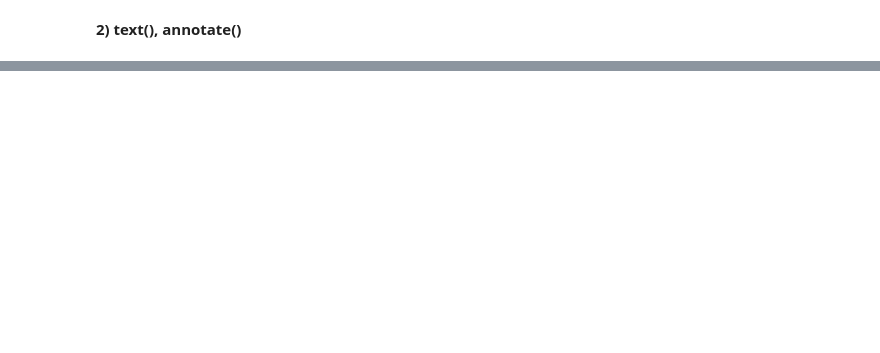
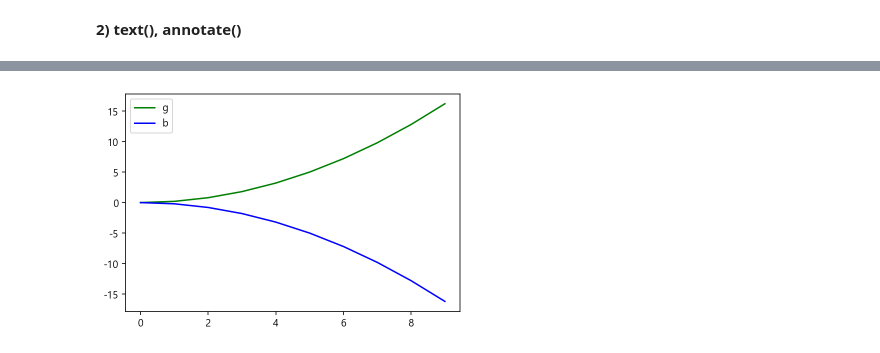
Before and after one commit to nvmr6/BIGDATA, a Jupyter notebook: python/ch13 데이터 시각화 matplotlib.ipynb, the cells around one changed output, grey strips where cells are left out. Cells and saved outputs as stored; diff of their text form; code cells hidden in the pictures; blank space fills up the shorter version.

```diff
--- a/python/ch13 데이터 시각화.ipynb
+++ b/python/ch13 데이터 시각화 matplotlib.ipynb
@@ -263,0 +313,11 @@ plt.show()
+# %%
+x = np.arange(0,10)
+y = 0.2*x**2
+fig, ax = plt.subplots()
+ax.plot(x,y,'g', label='g')
+ax.plot(x,-y,'b', label='b')
+ax.legend()
+# plt.legend(loc='center right')
+plt.savefig("graph.png")# 저장
+# %% [output]
+[figure, added]
```
Also changed, not shown: parts of 10 cells of this notebook, 4 other files.
